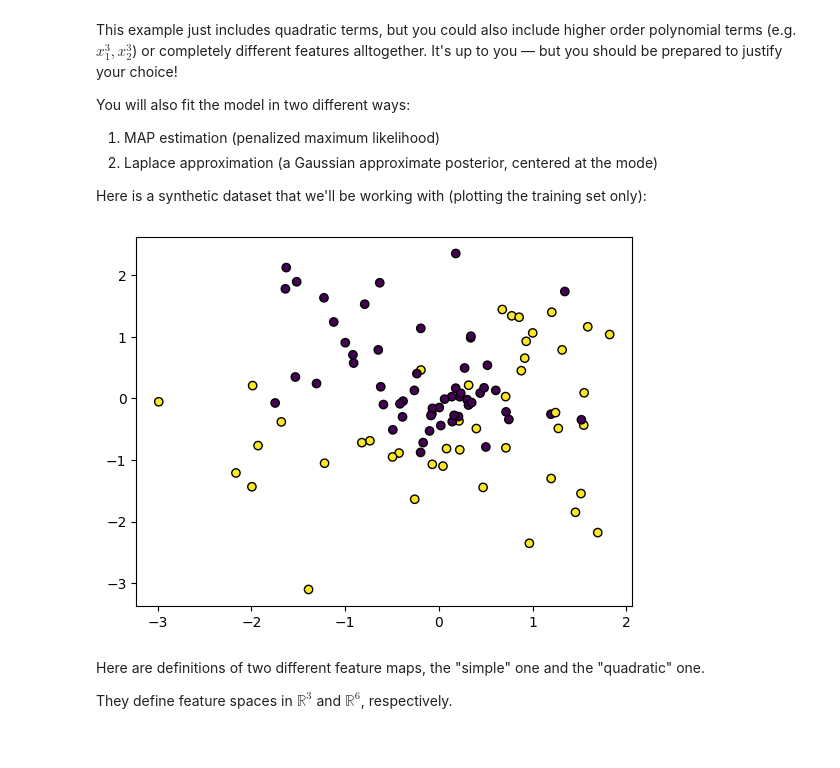
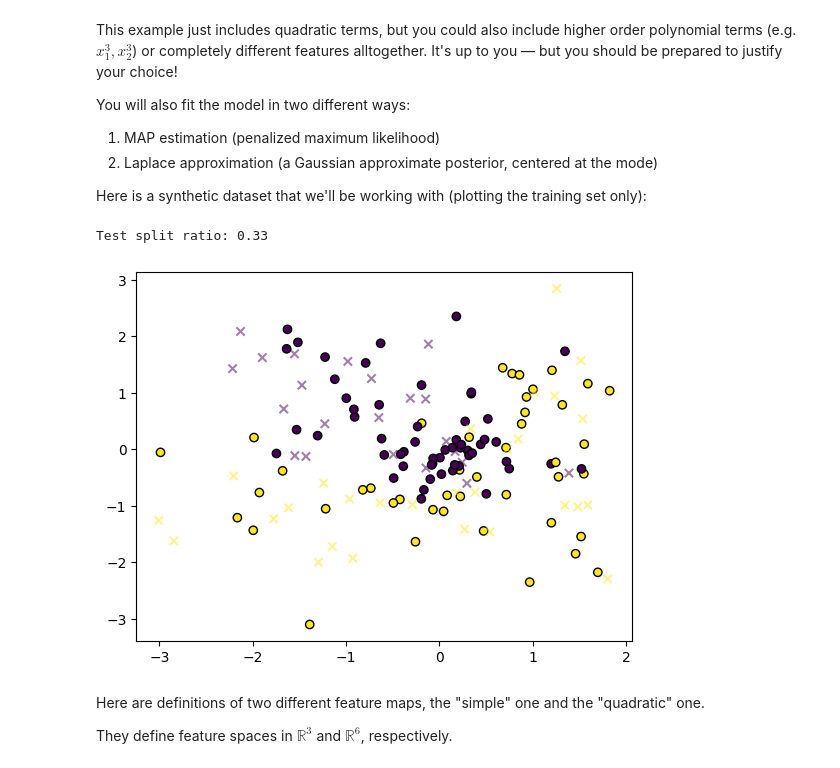
Before and after one commit to seancraven/comp_0171, a Jupyter notebook: (Part 2) Bayesian classifiers.ipynb, the cells around one changed output. Cells and saved outputs as stored; diff of their text form; code cells hidden in the pictures.

```diff
--- a/(Part 2) Bayesian classifiers.ipynb
+++ b/(Part 2) Bayesian classifiers.ipynb
@@ -39,8 +39,11 @@ Here is a synthetic dataset that we'll be working with (plotting the training se
 # %%
 X_train, y_train, X_test, y_test = torch.load("data.pt")
 plt.scatter(X_train[:,0], X_train[:,1], c=y_train, edgecolors='k');
+plt.scatter(X_test[:, 0], X_test[:, 1], c=y_test, marker="x", alpha=0.5);
+print(f"Test split ratio: {X_test.shape[0]/(X_train.shape[0] + X_test.shape[0]):.2}")
 # %% [output]
+Test split ratio: 0.33
-[figure, old version]
+[figure, new version]
 # %% [markdown]
 Here are definitions of two different feature maps, the "simple" one and the "quadratic" one.
 
```
Also changed, not shown: parts of 12 cells of this notebook.
